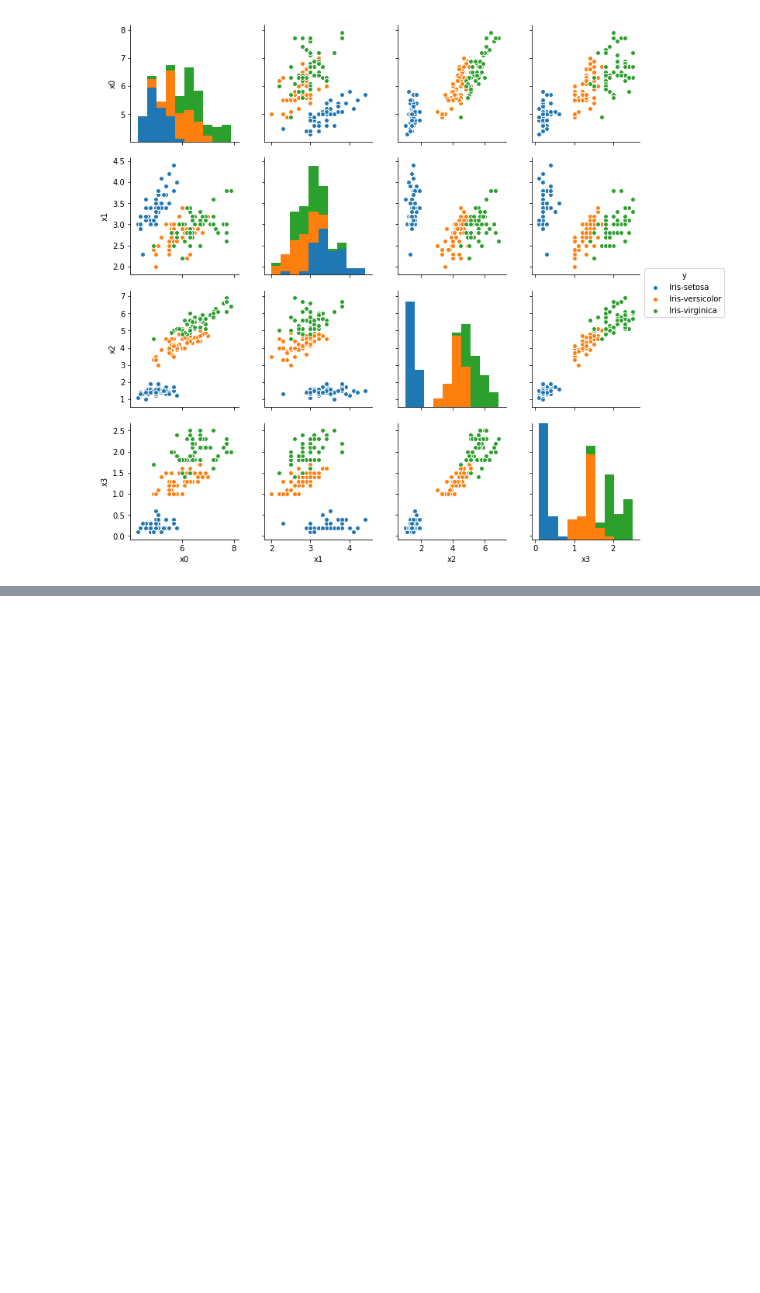
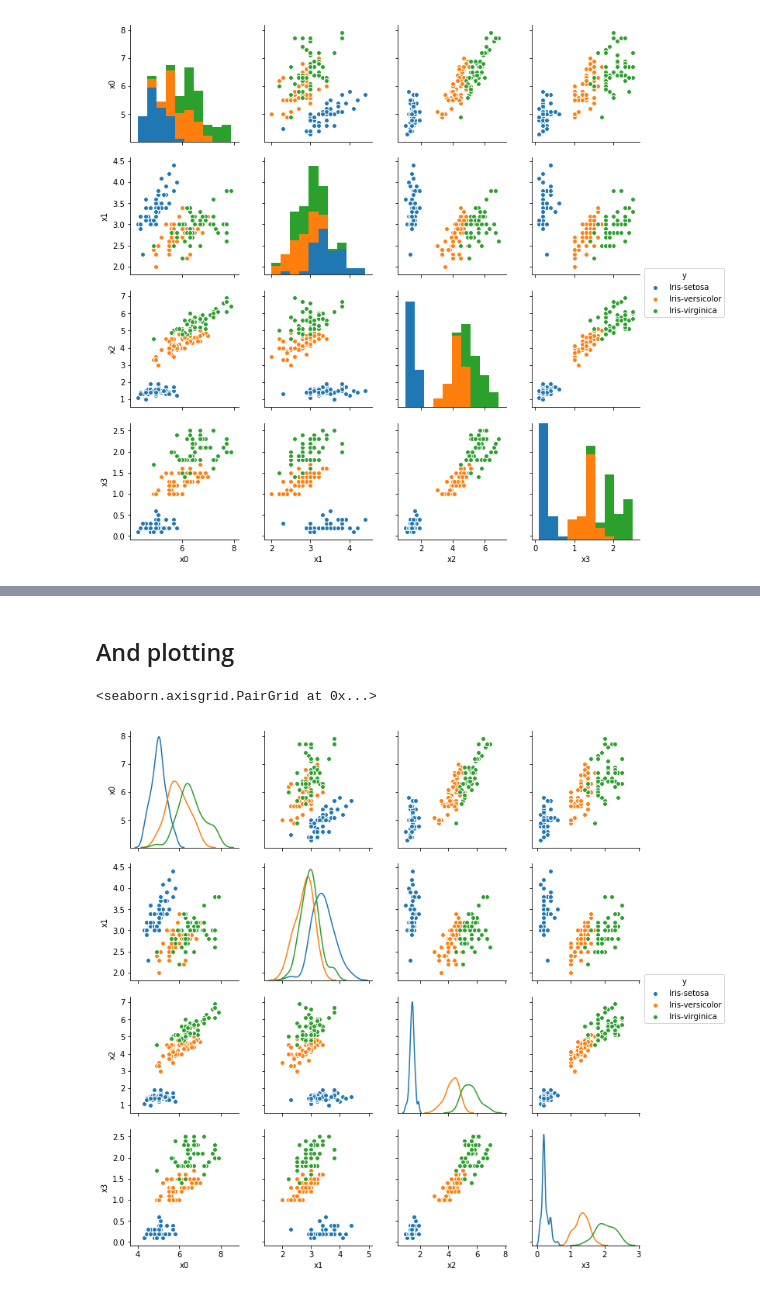
Before and after one commit to tarrade/proj_structure_code_workflow_ML, a Jupyter notebook: notebooks/00-initial-exploration.ipynb, the cells around one changed output, grey strips where cells are left out. Drawn from its saved outputs; the diff is of its cells as text; code cells hidden in the pictures; blank space fills up the shorter version.

```diff
--- a/notebooks/00-initial-exploration.ipynb
+++ b/notebooks/00-initial-exploration.ipynb
@@ -61,0 +67,13 @@ sns.pairplot(dframe, vars=['x0', 'x1', 'x2', 'x3'], hue='y')
+# %%
+%load_ext watermark
+%watermark -v -n -m -p numpy,scipy,sklearn,pandas
+
+%matplotlib inline
+import pandas as pd
+import numpy as np
+import seaborn as sns
+import os
+PROJ_ROOT = os.path.abspath(os.path.join(os.pardir))
+print(PROJ_ROOT)
+import sys
+sys.path.append(os.path.join(PROJ_ROOT, 'src'))
@@ -61,0 +128,4 @@ sns.pairplot(dframe, vars=['x0', 'x1', 'x2', 'x3'], hue='y')
+# %%
+data_fname = os.path.join(PROJ_ROOT, 'data', 'raw', 'iris.csv')
+raw_data = read_raw_data(data_fname)
+raw_data.head()
@@ -61,0 +141,3 @@ sns.pairplot(dframe, vars=['x0', 'x1', 'x2', 'x3'], hue='y')
+# %%
+preprocessed_data = preprocess_data(raw_data)
+preprocessed_data.head()
@@ -61,0 +151,7 @@ sns.pairplot(dframe, vars=['x0', 'x1', 'x2', 'x3'], hue='y')
+# %% [markdown]
+## And plotting
+# %%
+exploratory_visualization(preprocessed_data)
+# %% [output]
+<seaborn.axisgrid.PairGrid at 0x...>
+[figure, added]
```
Also changed, not shown: parts of 15 cells of this notebook, 14 other files.
